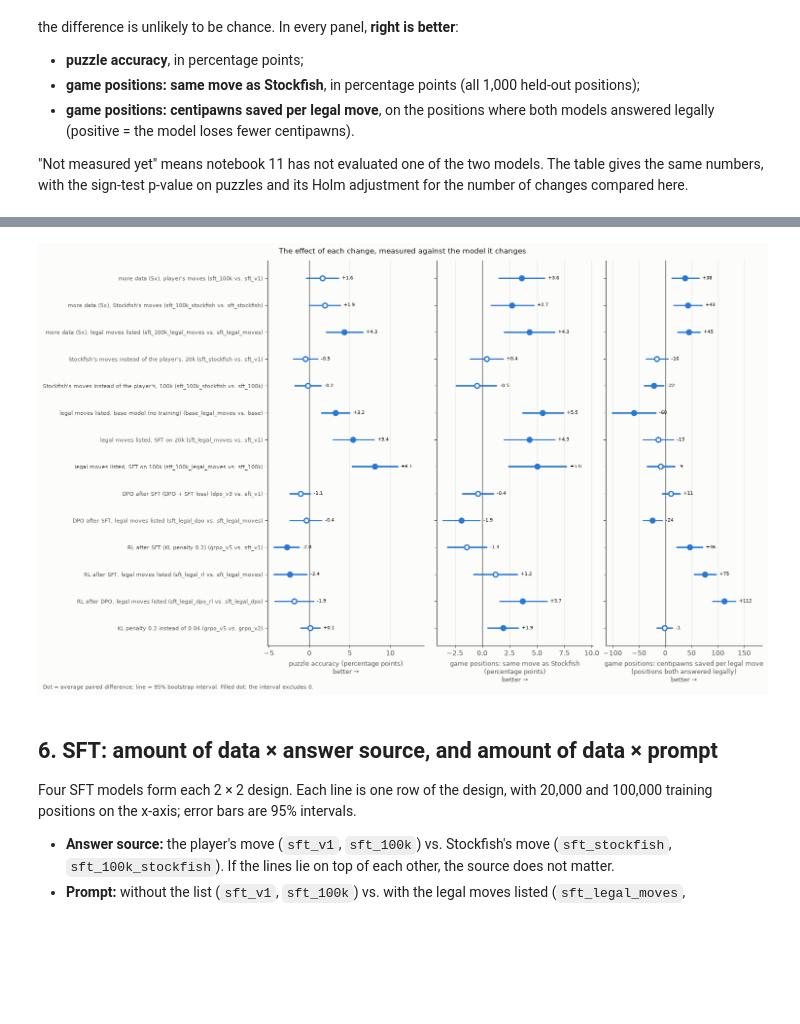
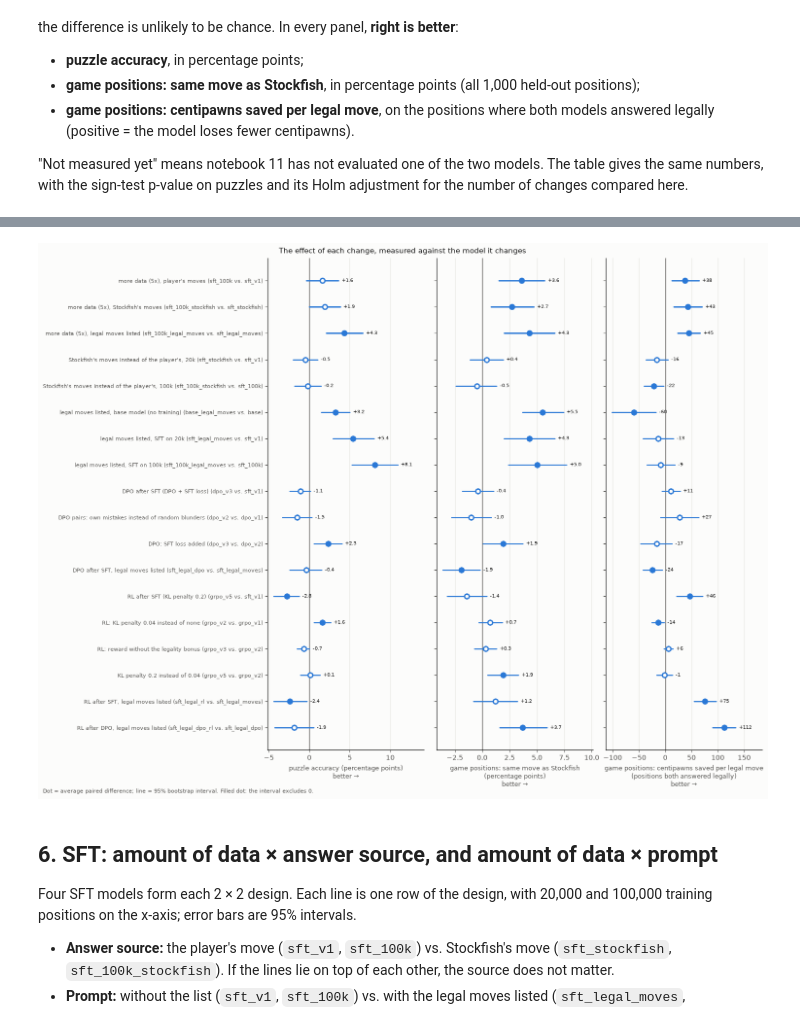
Before and after one commit to adrianapsay/chess-post-training, a Jupyter notebook: notebooks/16_final_comparison.ipynb, the cells around one changed output, grey strips where cells are left out. Saved outputs shown, nothing was run; the diff lists cells and outputs as text; code cells hidden in the pictures; blank space fills up the shorter version.

```diff
--- a/notebooks/16_final_comparison.ipynb
+++ b/notebooks/16_final_comparison.ipynb
@@ -298,7 +299,7 @@ Section 2 compares every model with `sft_v1`. But most models change one thing i
 
 "Not measured yet" means notebook 11 has not evaluated one of the two models. The table gives the same numbers, with the sign-test p-value on puzzles and its Holm adjustment for the number of changes compared here.
 # %%
-CHANGES = [  # (what changed, the model, the model it changes one thing in)
+CHANGES = [  # (what changed, the model, the model it changes one thing in), grouped as in the paper's Fig. 2
     ("more data (5x), player's moves", "sft_100k", "sft_v1"),
     ("more data (5x), Stockfish's moves", "sft_100k_stockfish", "sft_stockfish"),
     ("more data (5x), legal moves listed", "sft_100k_legal_moves", "sft_legal_moves"),
@@ -308,11 +309,15 @@ CHANGES = [  # (what changed, the model, the model it changes one thing in)
     ("legal moves listed, SFT on 20k", "sft_legal_moves", "sft_v1"),
     ("legal moves listed, SFT on 100k", "sft_100k_legal_moves", "sft_100k"),
     ("DPO after SFT (DPO + SFT loss)", "dpo_v3", "sft_v1"),
+    ("DPO pairs: own mistakes instead of random blunders", "dpo_v2", "dpo_v1"),
+    ("DPO: SFT loss added", "dpo_v3", "dpo_v2"),
     ("DPO after SFT, legal moves listed", "sft_legal_dpo", "sft_legal_moves"),
     ("RL after SFT (KL penalty 0.2)", "grpo_v5", "sft_v1"),
+    ("RL: KL penalty 0.04 instead of none", "grpo_v2", "grpo_v1"),
+    ("RL: reward without the legality bonus", "grpo_v3", "grpo_v2"),
+    ("KL penalty 0.2 instead of 0.04", "grpo_v5", "grpo_v2"),
     ("RL after SFT, legal moves listed", "sft_legal_rl", "sft_legal_moves"),
     ("RL after DPO, legal moves listed", "sft_legal_dpo_rl", "sft_legal_dpo"),
-    ("KL penalty 0.2 instead of 0.04", "grpo_v5", "grpo_v2"),
 ]
 
 from chesslm.experiments import change_effect, load_graded, load_positions, move_kinds
@@ -368,4 +375,4 @@ plt.show()
-[figure, old version]
+[figure, new version]
 # %% [markdown]
 ## 6. SFT: amount of data × answer source, and amount of data × prompt
 
```
Also changed, not shown: parts of 20 cells of this notebook, 20 other files.
